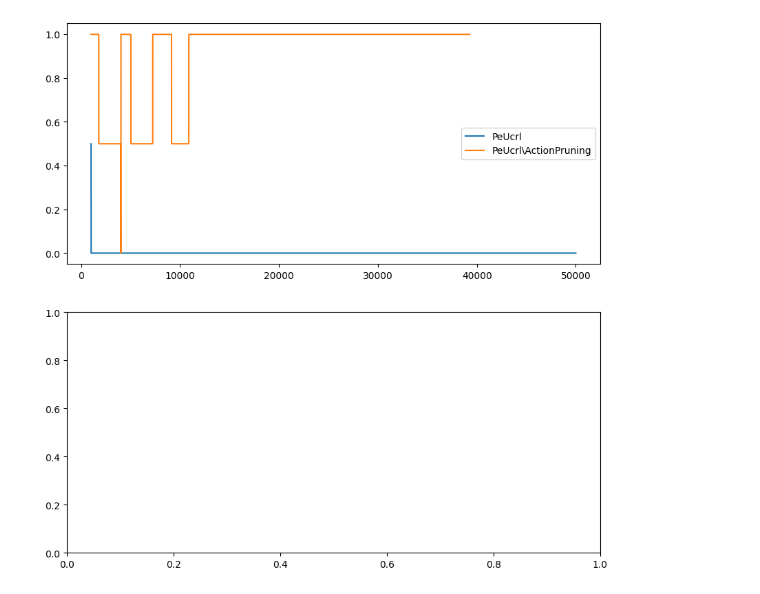
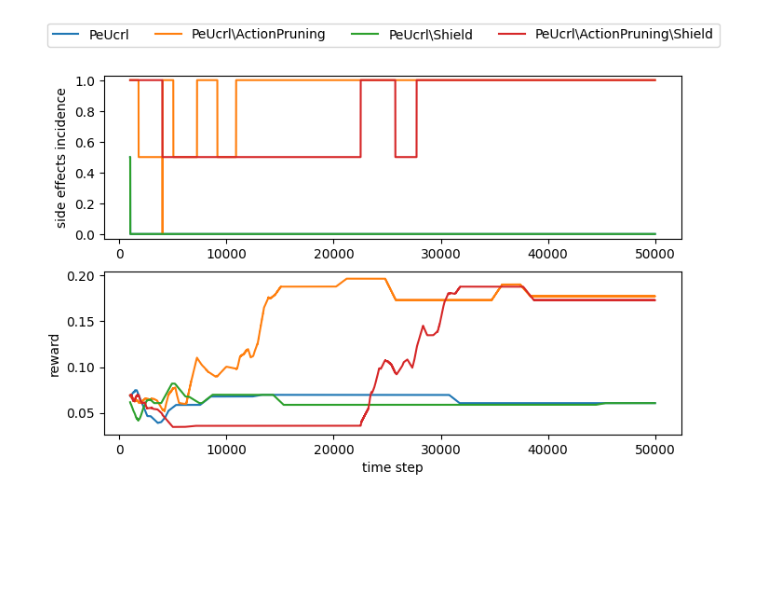
Before and after one commit to carlhenrikrolf/PilotExperimentation, a Jupyter notebook: comparisons.ipynb, the cells around one changed output. Cells and saved outputs as stored; diff of their text form; code cells hidden in the pictures; blank space fills up the shorter version.

```diff
--- a/comparisons.ipynb
+++ b/comparisons.ipynb
@@ -2,37 +2,48 @@
 result_set = [
     'peucrl_minus_r_8',
     'peucrl_minus_r_minus_action_pruning',
+    'peucrl_minus_r_minus_shield_6',
+    'peucrl_minus_r_minus_safety_3',
 ]
 pretty_result_set = [
     'PeUcrl',
-    'PeUcrl\\ActionPruning'
+    'PeUcrl\\ActionPruning',
+    'PeUcrl\\Shield',
+    'PeUcrl\\ActionPruning\\Shield',
 ]
 rolling_window_width = 1000
+max_time = 50000
 # %%
 import matplotlib.pyplot as plt
 import numpy as np
 import pandas as pd
 # %%
-fig, (side_effects_plot, reward_plot) = plt.subplots(2, 1, figsize=(10, 10))
+fig, (side_effects_plot, reward_plot) = plt.subplots(2, 1, figsize=(8, 5))
 
 for result in result_set:
 
     side_effects_incidence = pd.read_csv(
         'results/.' + result + '/data.csv',
         index_col='time_step',
         usecols=['time_step', 'side_effects_incidence'],
     )
-    side_effects_plot.plot(side_effects_incidence.rolling(rolling_window_width).max())
+    side_effects_plot.plot(side_effects_incidence[:max_time].rolling(rolling_window_width).max())
 
-    rewards = side_effects_incidence = pd.read_csv(
+    reward = pd.read_csv(
         'results/.' + result + '/data.csv',
         index_col='time_step',
-        usecols=['time_step', 'rewards'],
+        usecols=['time_step', 'reward'],
     )
-    reward_plot.plot(rewards.rolling(rolling_window_width).mean())
+    reward_plot.plot(reward[:max_time].rolling(rolling_window_width).mean())
 
-side_effects_plot.legend(pretty_result_set)
+fig.legend(pretty_result_set, loc='upper center', ncols=4)
+side_effects_plot.set_ylim(-0.03, 1.03)
+side_effects_plot.set_ylabel('side effects incidence')
+reward_plot.set_ylabel('reward')
+reward_plot.set_xlabel('time step')
+#fig.suptitle('Sample-Based')
+
 
 fig.show()
 # %% [output]
-[figure, old version]
+[figure, new version]
```
Also changed, not shown: 4 other files.
